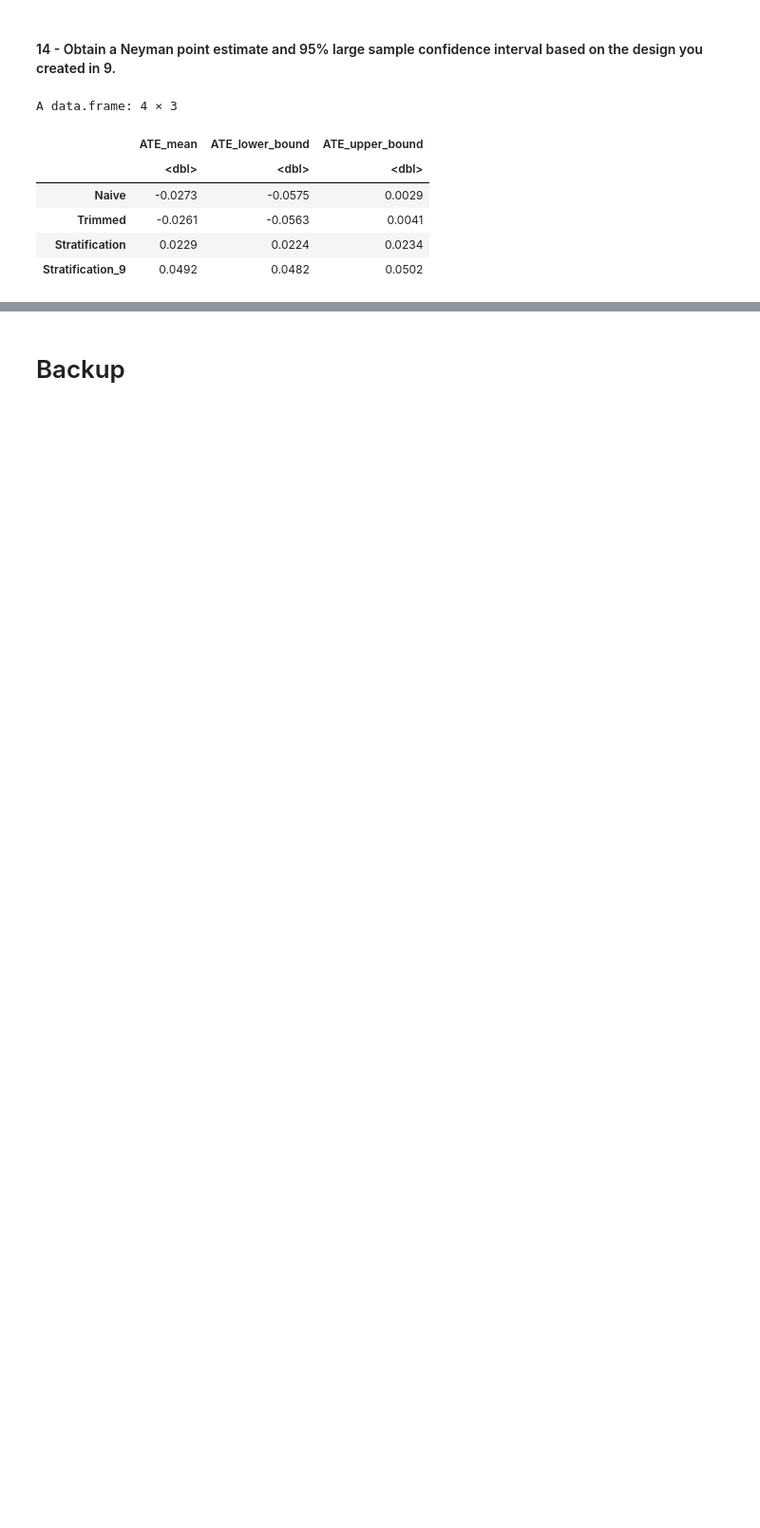
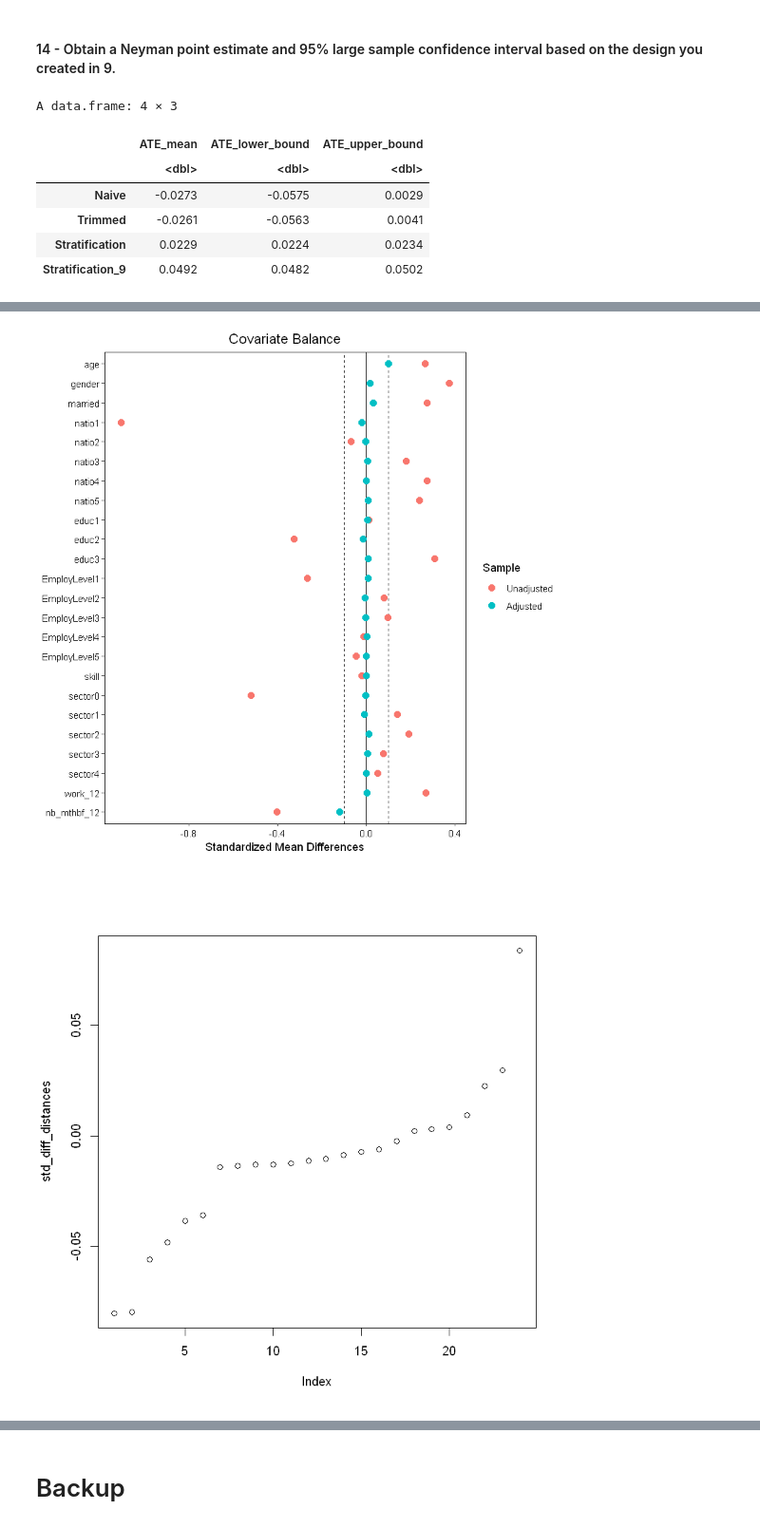
Before and after one commit to peppusnight/BayesianInference, a Jupyter notebook: Assignment_Mealli/Luxembourg_Training_Program.ipynb, the cells around one changed output, grey strips where cells are left out. Shown: that part at 95% size. Saved outputs shown, nothing was run; the diff lists cells and outputs as text; code cells hidden in the pictures; blank space fills up the shorter version.

```diff
--- a/Assignment_Mealli/Luxembourg_Training_Program.ipynb
+++ b/Assignment_Mealli/Luxembourg_Training_Program.ipynb
@@ -636,0 +719,9 @@ A data.frame: 4 × 3
+# %%
+m_nn_MAHA = matchit(TREAT ~ ., data = X_treat, method = "nearest", m.order='random', distance='mahalanobis')
+set.cobalt.options(binary = "std")
+love.plot(m_nn_MAHA,thresholds = c(m = .1))
+std_diff_distances = sort((abs(summary(m_nn_MAHA)[4]$sum.matched[,3]) - abs(summary(m_nn_L)[4]$sum.matched[2:25,3])))
+plot(std_diff_distances)
+# %% [output]
+[figure, added]
+[figure, added]
```
Also changed, not shown: parts of 33 cells of this notebook.
